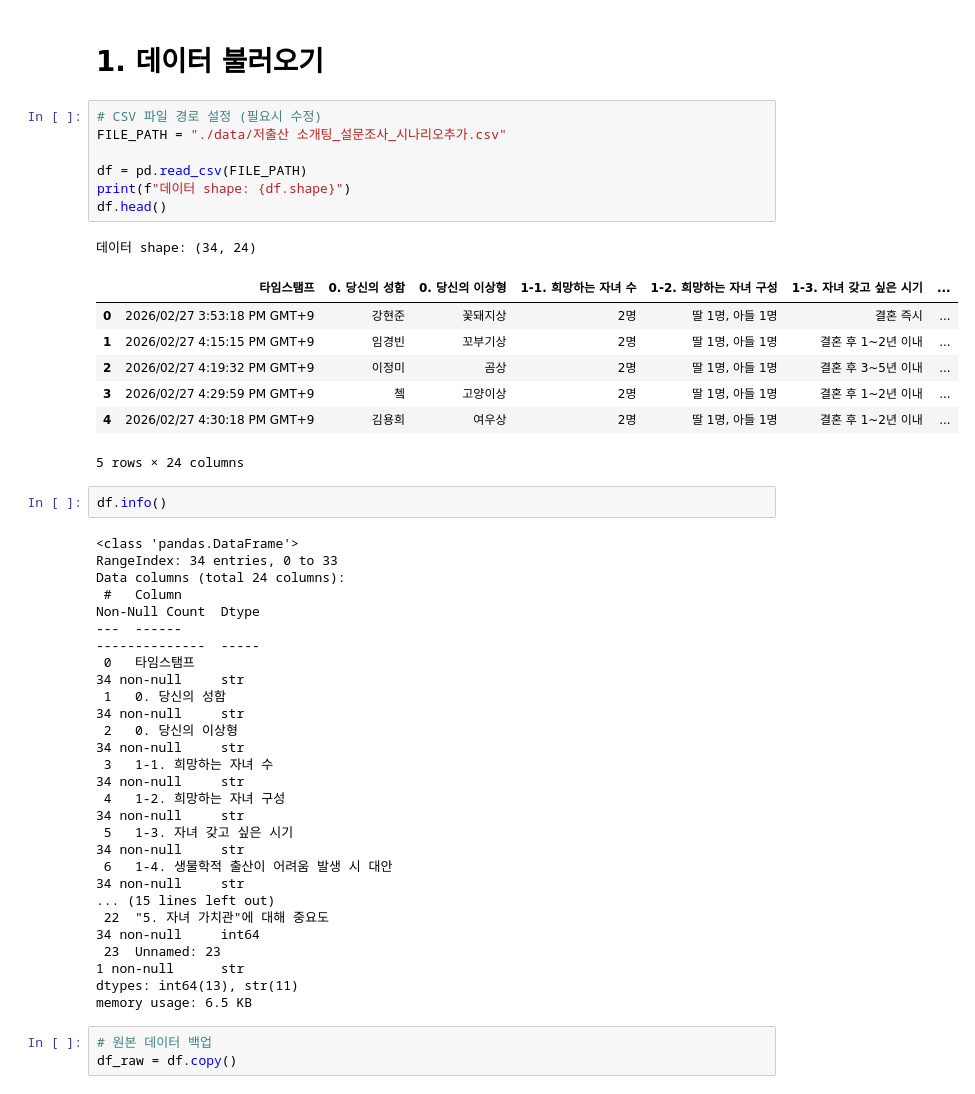
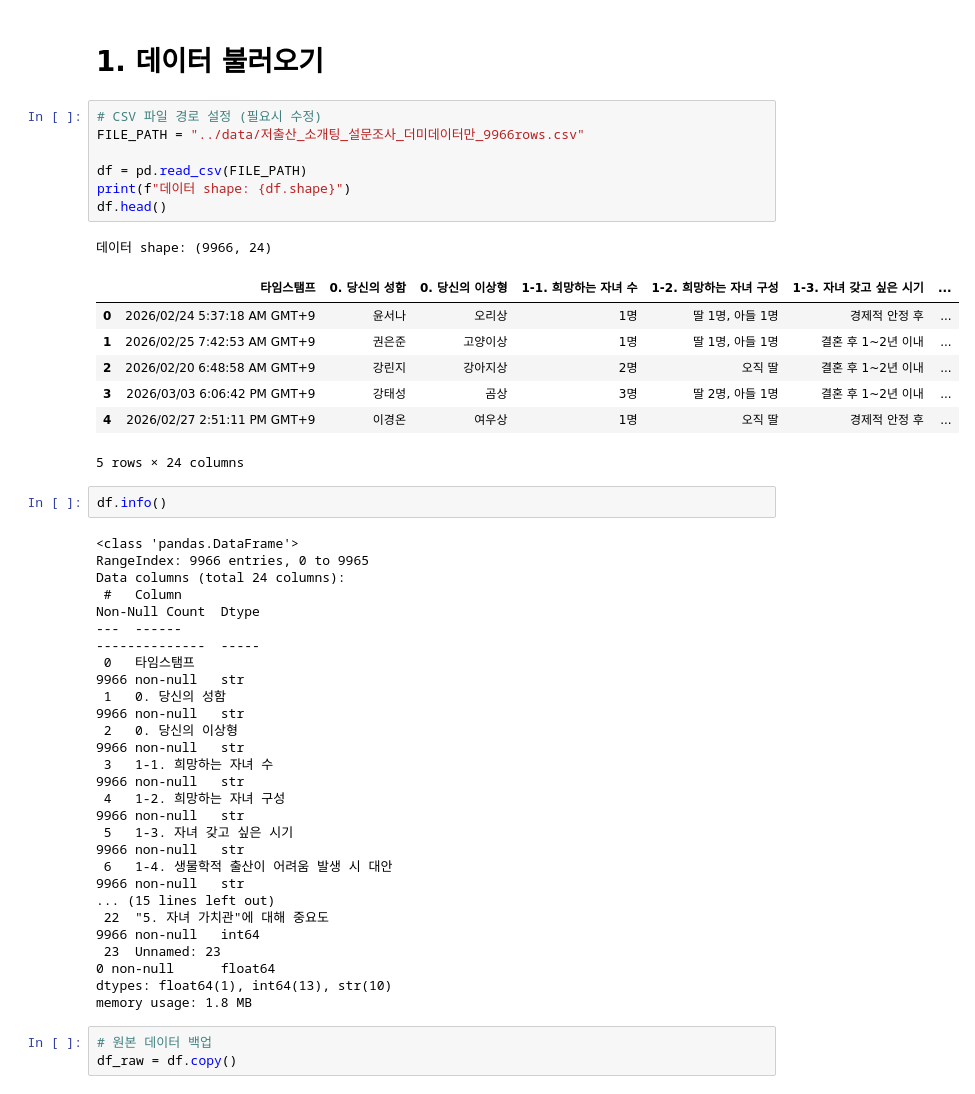
Before and after one commit to Potenup3DeepLearning/gachikium, a Jupyter notebook: 이나원/process/children_matching_improved.ipynb, the cells around one changed output. Cells and saved outputs as stored; diff of their text form.

```diff
--- a/이나원/children_matching_improved.ipynb
+++ b/이나원/process/children_matching_improved.ipynb
@@ -25,40 +25,40 @@ warnings.filterwarnings('ignore')
 # 1. 데이터 불러오기
 # %%
 # CSV 파일 경로 설정 (필요시 수정)
-FILE_PATH = "./data/저출산 소개팅_설문조사_시나리오추가.csv"
+FILE_PATH = "../data/저출산_소개팅_설문조사_더미데이터만_9966rows.csv"
 
 df = pd.read_csv(FILE_PATH)
 print(f"데이터 shape: {df.shape}")
 df.head()
 # %% [output]
-데이터 shape: (34, 24)
+데이터 shape: (9966, 24)
 |  | 타임스탬프 | 0. 당신의 성함 | 0. 당신의 이상형 | 1-1. 희망하는 자녀 수 | 1-2. 희망하는 자녀 구성 | 1-3. 자녀 갖고 싶은 시기 | ... |
-| 0 | 2026/02/27 3:53:18 PM GMT+9 | 강현준 | 꽃돼지상 | 2명 | 딸 1명, 아들 1명 | 결혼 즉시 | ... |
-| 1 | 2026/02/27 4:15:15 PM GMT+9 | 임경빈 | 꼬부기상 | 2명 | 딸 1명, 아들 1명 | 결혼 후 1~2년 이내 | ... |
-| 2 | 2026/02/27 4:19:32 PM GMT+9 | 이정미 | 곰상 | 2명 | 딸 1명, 아들 1명 | 결혼 후 3~5년 이내 | ... |
-| 3 | 2026/02/27 4:29:59 PM GMT+9 | 쳌 | 고양이상 | 2명 | 딸 1명, 아들 1명 | 결혼 후 1~2년 이내 | ... |
-| 4 | 2026/02/27 4:30:18 PM GMT+9 | 김용희 | 여우상 | 2명 | 딸 1명, 아들 1명 | 결혼 후 1~2년 이내 | ... |
+| 0 | 2026/02/24 5:37:18 AM GMT+9 | 윤서나 | 오리상 | 1명 | 딸 1명, 아들 1명 | 경제적 안정 후 | ... |
+| 1 | 2026/02/25 7:42:53 AM GMT+9 | 권은준 | 고양이상 | 1명 | 딸 1명, 아들 1명 | 결혼 후 1~2년 이내 | ... |
+| 2 | 2026/02/20 6:48:58 AM GMT+9 | 강린지 | 강아지상 | 2명 | 오직 딸 | 결혼 후 1~2년 이내 | ... |
+| 3 | 2026/03/03 6:06:42 PM GMT+9 | 강태성 | 곰상 | 3명 | 딸 2명, 아들 1명 | 결혼 후 1~2년 이내 | ... |
+| 4 | 2026/02/27 2:51:11 PM GMT+9 | 이경온 | 여우상 | 1명 | 오직 딸 | 경제적 안정 후 | ... |
 5 rows × 24 columns
 # %%
 df.info()
 # %% [output]
 <class 'pandas.DataFrame'>
-RangeIndex: 34 entries, 0 to 33
+RangeIndex: 9966 entries, 0 to 9965
 Data columns (total 24 columns):
  #   Column                                                                                 Non-Null Count  Dtype
 ---  ------                                                                                 --------------  -----
- 0   타임스탬프                                                                                  34 non-null     str
- 1   0. 당신의 성함                                                                              34 non-null     str
- 2   0. 당신의 이상형                                                                             34 non-null     str
- 3   1-1. 희망하는 자녀 수                                                                         34 non-null     str
- 4   1-2. 희망하는 자녀 구성                                                                        34 non-null     str
- 5   1-3. 자녀 갖고 싶은 시기                                                                       34 non-null     str
- 6   1-4. 생물학적 출산이 어려움 발생 시 대안                                                              34 non-null     str
+ 0   타임스탬프                                                                                  9966 non-null   str
+ 1   0. 당신의 성함                                                                              9966 non-null   str
+ 2   0. 당신의 이상형                                                                             9966 non-null   str
+ 3   1-1. 희망하는 자녀 수                                                                         9966 non-null   str
+ 4   1-2. 희망하는 자녀 구성                                                                        9966 non-null   str
+ 5   1-3. 자녀 갖고 싶은 시기                                                                       9966 non-null   str
+ 6   1-4. 생물학적 출산이 어려움 발생 시 대안                                                              9966 non-null   str
 ... (15 lines left out)
- 22  "5. 자녀 가치관"에 대해 중요도                                                                    34 non-null     int64
- 23  Unnamed: 23                                                                            1 non-null      str
-dtypes: int64(13), str(11)
-memory usage: 6.5 KB
+ 22  "5. 자녀 가치관"에 대해 중요도                                                                    9966 non-null   int64
+ 23  Unnamed: 23                                                                            0 non-null      float64
+dtypes: float64(1), int64(13), str(10)
+memory usage: 1.8 MB
 # %%
 # 원본 데이터 백업
 df_raw = df.copy()
```
Also changed, not shown: parts of 16 cells of this notebook, 10 other files.
